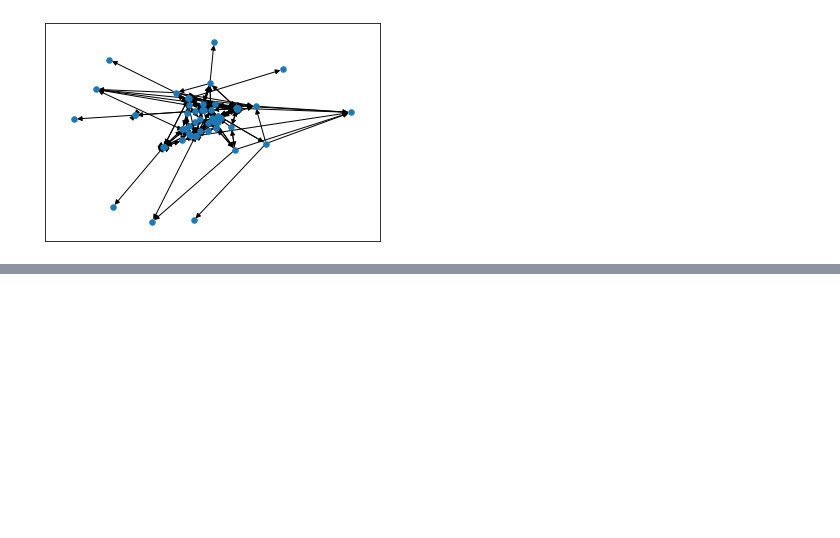
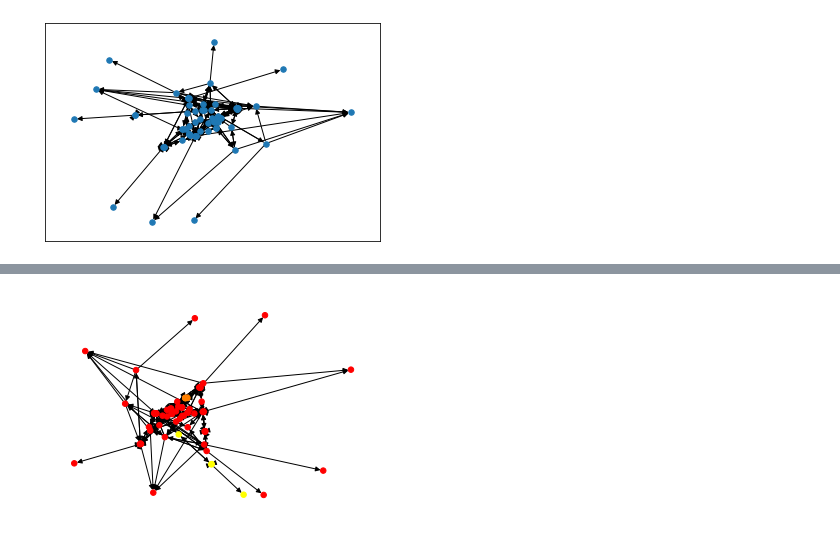
Before and after one commit to PierreLepagnol/GraphMagistere, a Jupyter notebook: Network - Copie.ipynb, the cells around one changed output, grey strips where cells are left out. Cells and saved outputs as stored; diff of their text form; code cells hidden in the pictures; blank space fills up the shorter version.

```diff
--- a/Network - Copie.ipynb
+++ b/Network - Copie.ipynb
@@ -139,0 +134,39 @@ SyntaxError: invalid syntax (<ipython-input-10-6fc96b79b1c5>, line 2)
+# %%
+def draw_communaute(G, with_labels=False, node_size=30):
+
+    # extraction des communauté
+    communities_generator = nx.algorithms.community.girvan_newman(G)
+    top_level_communities = next(communities_generator)
+    next_level_communities = next(communities_generator)
+    communities = sorted(map(sorted, next_level_communities))
+
+    # mise dans un dico
+    communaute = {}
+    j = 0
+    for i in communities:
+        communaute[j] = i
+        j += 1
+
+    # dico des couleurs
+    C = len(communities)
+    liste_couleur = {}
+    for i in range(C):
+        liste_couleur[i] = (1,i/(C-1),0) # couleur RGB (a,b,c) valeur de a,b,c entre 0 et 1
+
+    # map nodes - couleur
+    couleur_node = {}
+    for j in communaute:
+        for i in communaute[j]:
+            couleur_node[i] = liste_couleur[j]
+
+    # lsite finale pour l'argument node_color de nx.draw_networkx
+    liste_couleur_node = []
+    for i in DG.nodes():
+        liste_couleur_node.append(couleur_node[i])
+
+    nx.draw_networkx(DG, with_labels=with_labels, node_size=node_size, node_color = liste_couleur_node)
+    plt.axis('off')
+# %%
+draw_communaute(DG)
+# %% [output]
+[figure, added]
```
Also changed, not shown: parts of 5 cells of this notebook.
